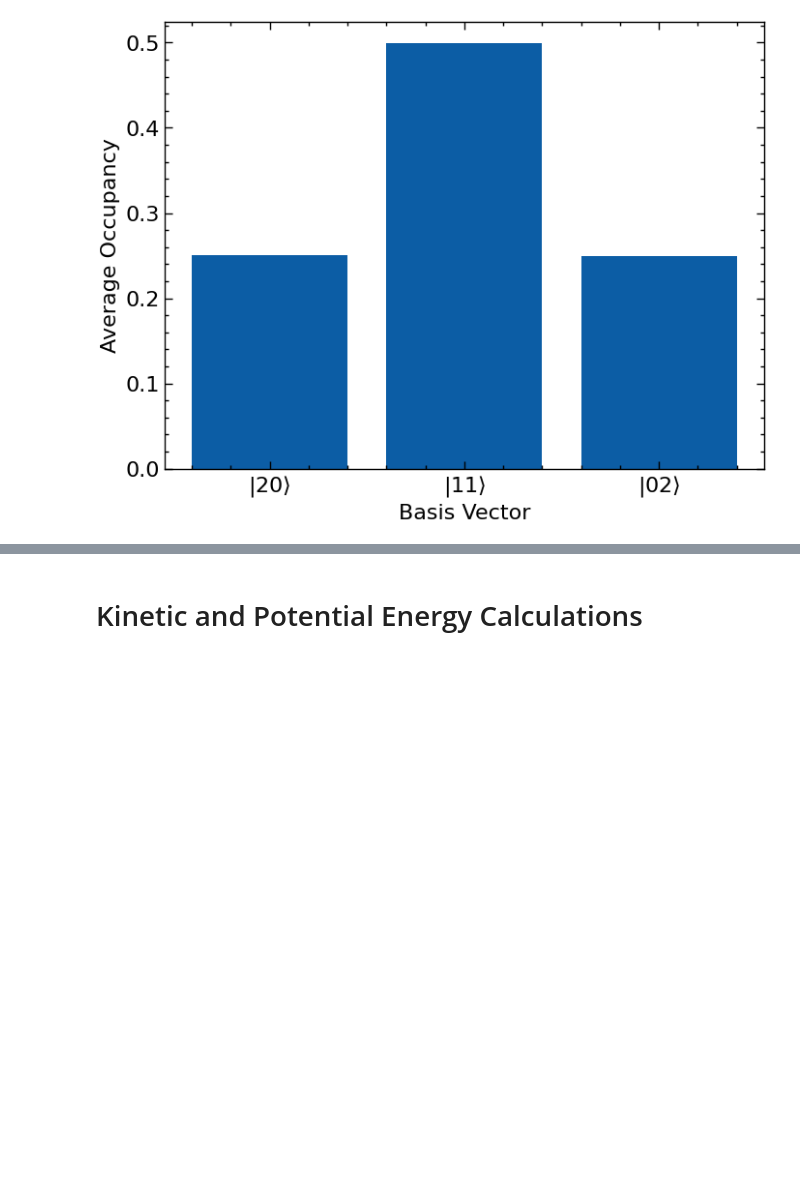
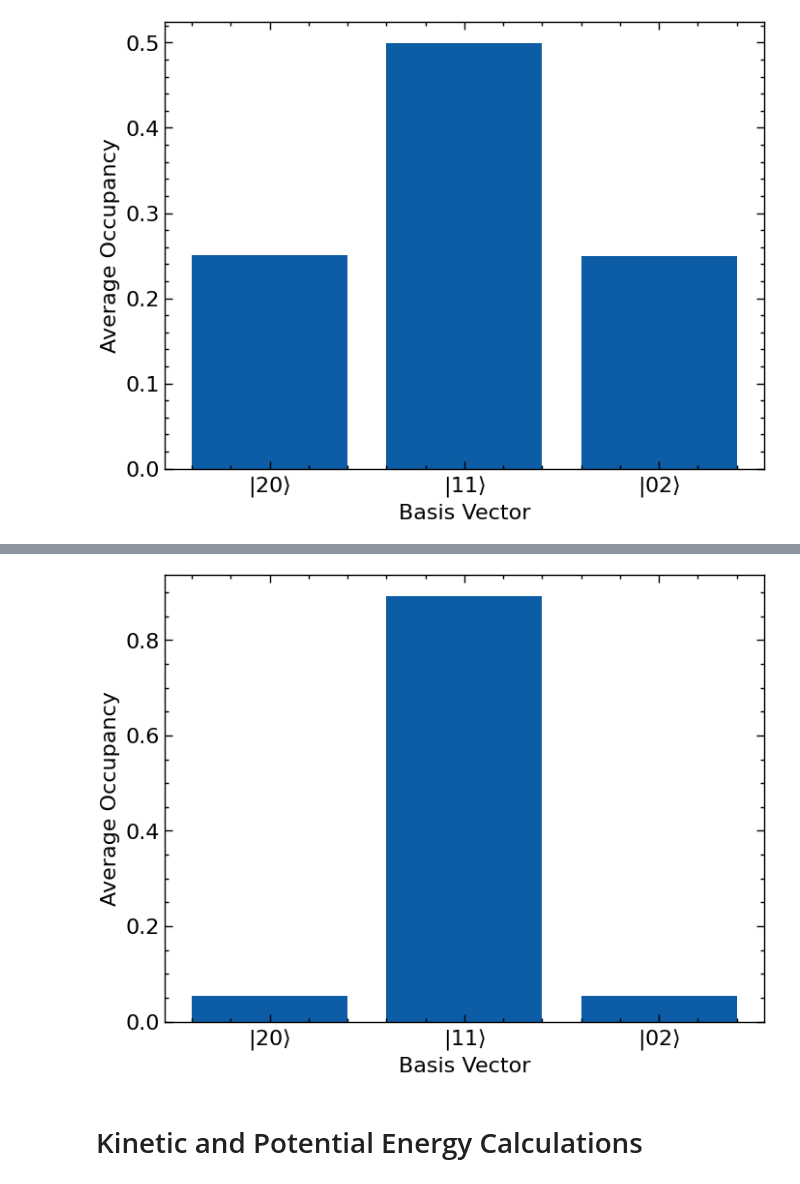
Before and after one commit to wmallah/pigsfli_benchmark, a Jupyter notebook: code/QMC_data_processing.ipynb, the cells around one changed output, grey strips where cells are left out. Saved outputs shown, nothing was run; the diff lists cells and outputs as text; code cells hidden in the pictures; blank space fills up the shorter version.

```diff
--- a/code/QMC_data_processing.ipynb
+++ b/code/QMC_data_processing.ipynb
@@ -100,3 +174,24 @@ plt.show()
+# %%
+# Find the average occupancy for each site
+site1_avg = np.sum(site1)/len(site1)
+site2_avg = np.sum(site2)/len(site2)
+site3_avg = np.sum(site3)/len(site3)
+# %%
+# Make a bar plot for the average occupancy of each site/basis vector
+my_dict = {r'$|20\rangle$' : site1_avg, r'$|11\rangle$' : site2_avg, r'$|02\rangle$' : site3_avg}
+x = np.arange(len(my_dict.values()))
+
+fig, ax = plt.subplots()
+ax.bar(x, my_dict.values())
+ax.set_xticks(x)
+ax.set_xticklabels(my_dict.keys())
+ax.set_xlabel('Basis Vector')
+ax.set_ylabel('Average Occupancy')
+# ax.set_title('Spatial Average Occupancies for $U=10$')
+plt.savefig('../figures/spatial_avg_occ_U_10.0000.pdf')
+plt.show()
+# %% [output]
+[figure, added]
 # %% [markdown]
 # Kinetic and Potential Energy Calculations
 # %%
```
Also changed, not shown: parts of 14 cells of this notebook, 21 other files.
